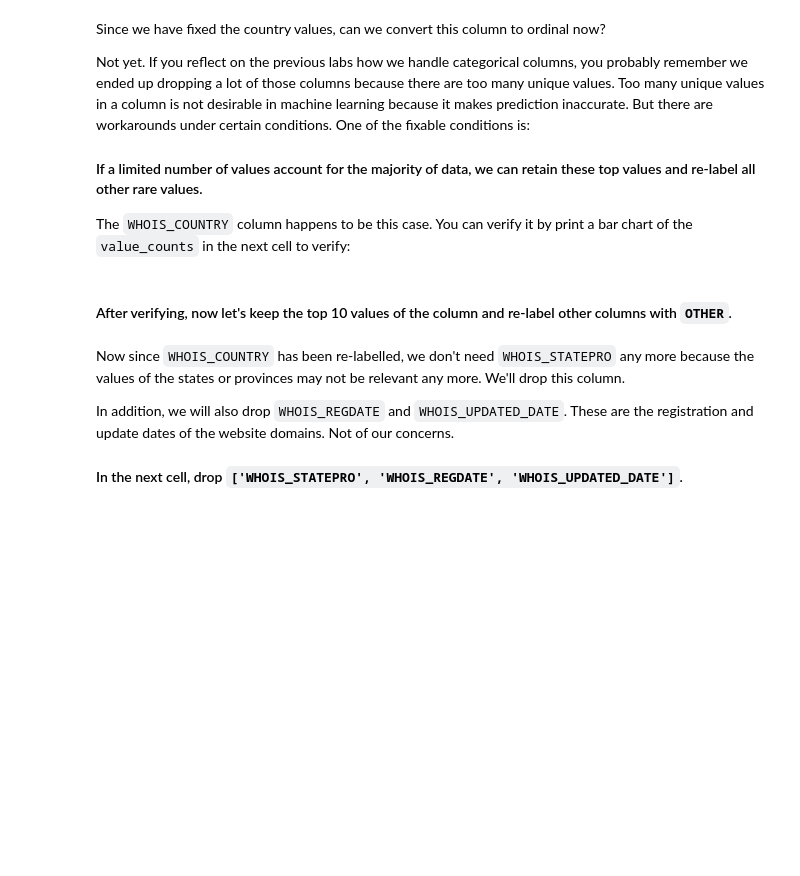
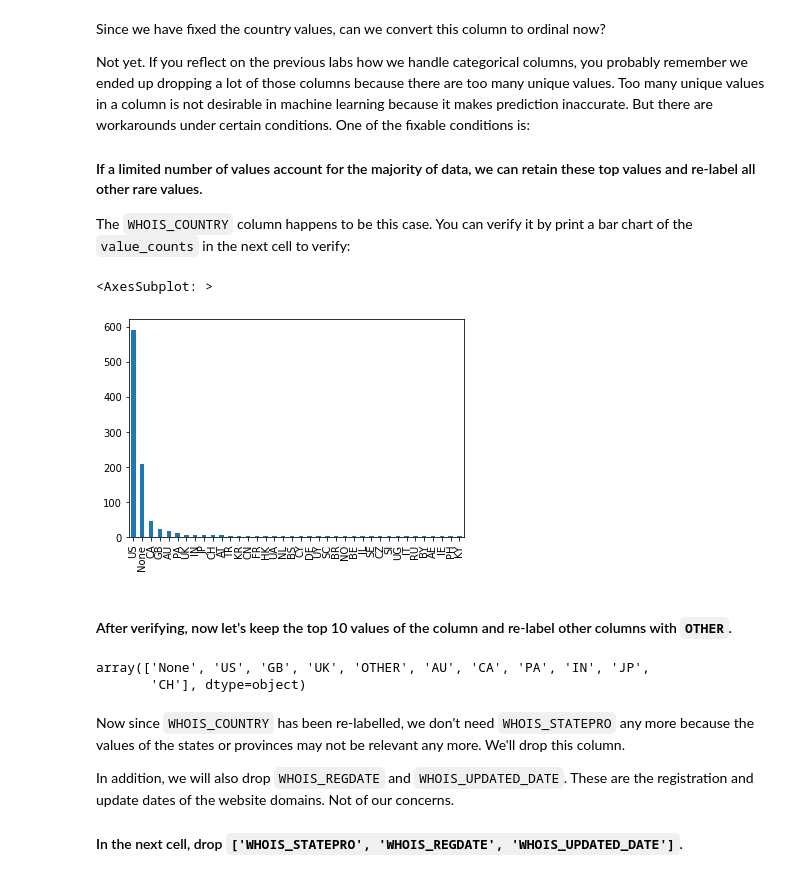
Before and after one commit to Ironhack-data-bcn-january-2023/lab-supervised-learning, a Jupyter notebook: your-code/main.ipynb, the cells around one changed output. Cells and saved outputs as stored; diff of their text form; code cells hidden in the pictures; blank space fills up the shorter version.

```diff
--- a/your-code/main.ipynb
+++ b/your-code/main.ipynb
@@ -76,0 +130,4 @@ The next step would be handling missing values. **We start by examining the numb
+# %%
+websites.isnull().sum()
+websites.dropna(inplace=True)
+websites.isnull().sum()
@@ -115,0 +191,4 @@ How to handle string columns is always case by case. Let's start by working on `
+# %%
+country_map = {'Cyprus': 'CY', 'us': 'US', 'se': 'SE', 'United Kingdom': 'GB', '[u\'GB\'; u\'UK\']': 'GB'}
+
+websites['WHOIS_COUNTRY'] = websites['WHOIS_COUNTRY'].replace(country_map)
@@ -126,2 +210,7 @@ The `WHOIS_COUNTRY` column happens to be this case. You can verify it by print a
+# %%
+websites.WHOIS_COUNTRY.value_counts().plot(kind='bar')
+# %% [output]
+<AxesSubplot: >
+[figure, added]
 # %% [markdown]
 #### After verifying, now let's keep the top 10 values of the column and re-label other columns with `OTHER`.
@@ -129,0 +222,5 @@ The `WHOIS_COUNTRY` column happens to be this case. You can verify it by print a
+# %%
+websites['WHOIS_COUNTRY'].unique()
+# %% [output]
+array(['None', 'US', 'GB', 'UK', 'OTHER', 'AU', 'CA', 'PA', 'IN', 'JP',
+       'CH'], dtype=object)
```
Also changed, not shown: parts of 57 cells of this notebook.
